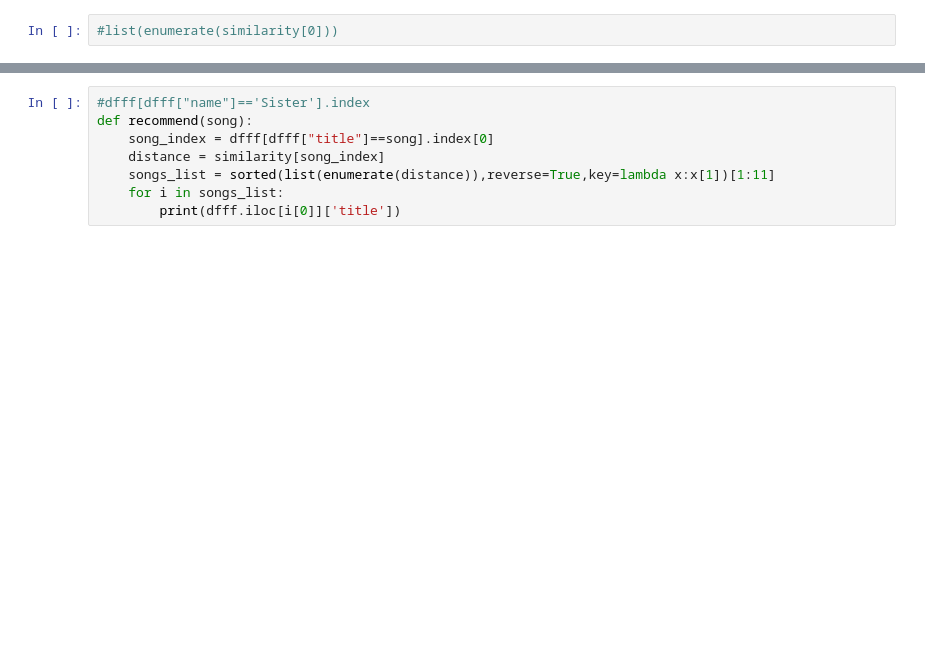
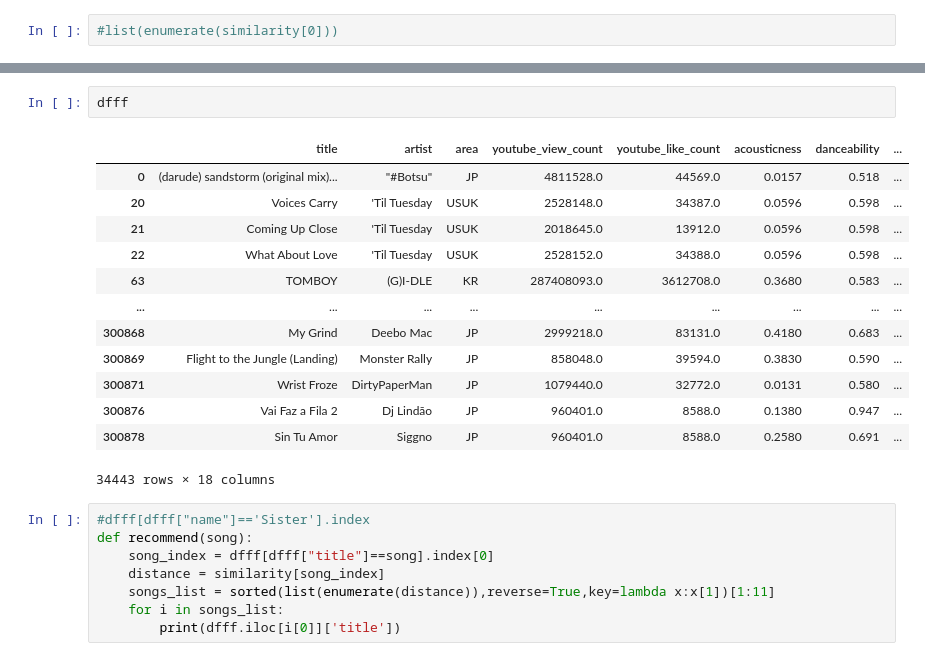
Before and after one commit to Minh-19102/machine_learning_trailblazer, a Jupyter notebook: src/handle/content-based_sys_demo.ipynb, the cells around one changed output, grey strips where cells are left out. Saved outputs shown, nothing was run; the diff lists cells and outputs as text; blank space fills up the shorter version.

```diff
--- a/src/handle/content-based_sys_demo.ipynb
+++ b/src/handle/content-based_sys_demo.ipynb
@@ -184,3 +197,19 @@ sorted(list(enumerate(similarity[0])),reverse=True,key=lambda x:x[1])[1:11]
+# %%
+dfff
+# %% [output]
+|  | title | artist | area | youtube_view_count | youtube_like_count | acousticness | danceability | ... |
+| 0 | (darude) sandstorm (original mix)... | "#Botsu" | JP | 4811528.0 | 44569.0 | 0.0157 | 0.518 | ... |
+| 20 | Voices Carry | 'Til Tuesday | USUK | 2528148.0 | 34387.0 | 0.0596 | 0.598 | ... |
+| 21 | Coming Up Close | 'Til Tuesday | USUK | 2018645.0 | 13912.0 | 0.0596 | 0.598 | ... |
+| 22 | What About Love | 'Til Tuesday | USUK | 2528152.0 | 34388.0 | 0.0596 | 0.598 | ... |
+| 63 | TOMBOY | (G)I-DLE | KR | 287408093.0 | 3612708.0 | 0.3680 | 0.583 | ... |
+| ... | ... | ... | ... | ... | ... | ... | ... | ... |
+| 300868 | My Grind | Deebo Mac | JP | 2999218.0 | 83131.0 | 0.4180 | 0.683 | ... |
+| 300869 | Flight to the Jungle (Landing) | Monster Rally | JP | 858048.0 | 39594.0 | 0.3830 | 0.590 | ... |
+| 300871 | Wrist Froze | DirtyPaperMan | JP | 1079440.0 | 32772.0 | 0.0131 | 0.580 | ... |
+| 300876 | Vai Faz a Fila 2 | Dj Lindão | JP | 960401.0 | 8588.0 | 0.1380 | 0.947 | ... |
+| 300878 | Sin Tu Amor | Siggno | JP | 960401.0 | 8588.0 | 0.2580 | 0.691 | ... |
+34443 rows × 18 columns
 # %%
 #dfff[dfff["name"]=='Sister'].index
 def recommend(song):
```
Also changed, not shown: parts of 11 cells of this notebook, 3 other files.
